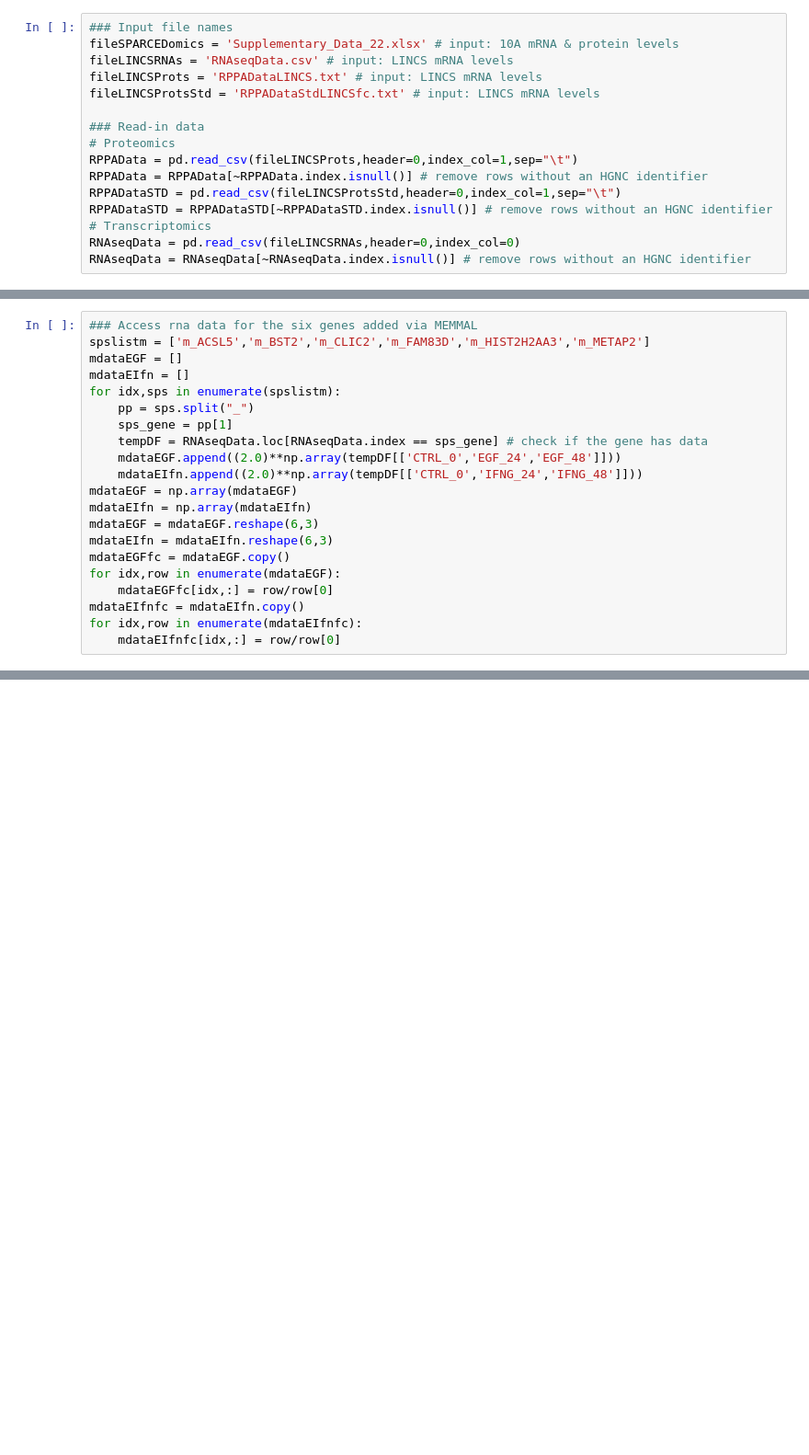
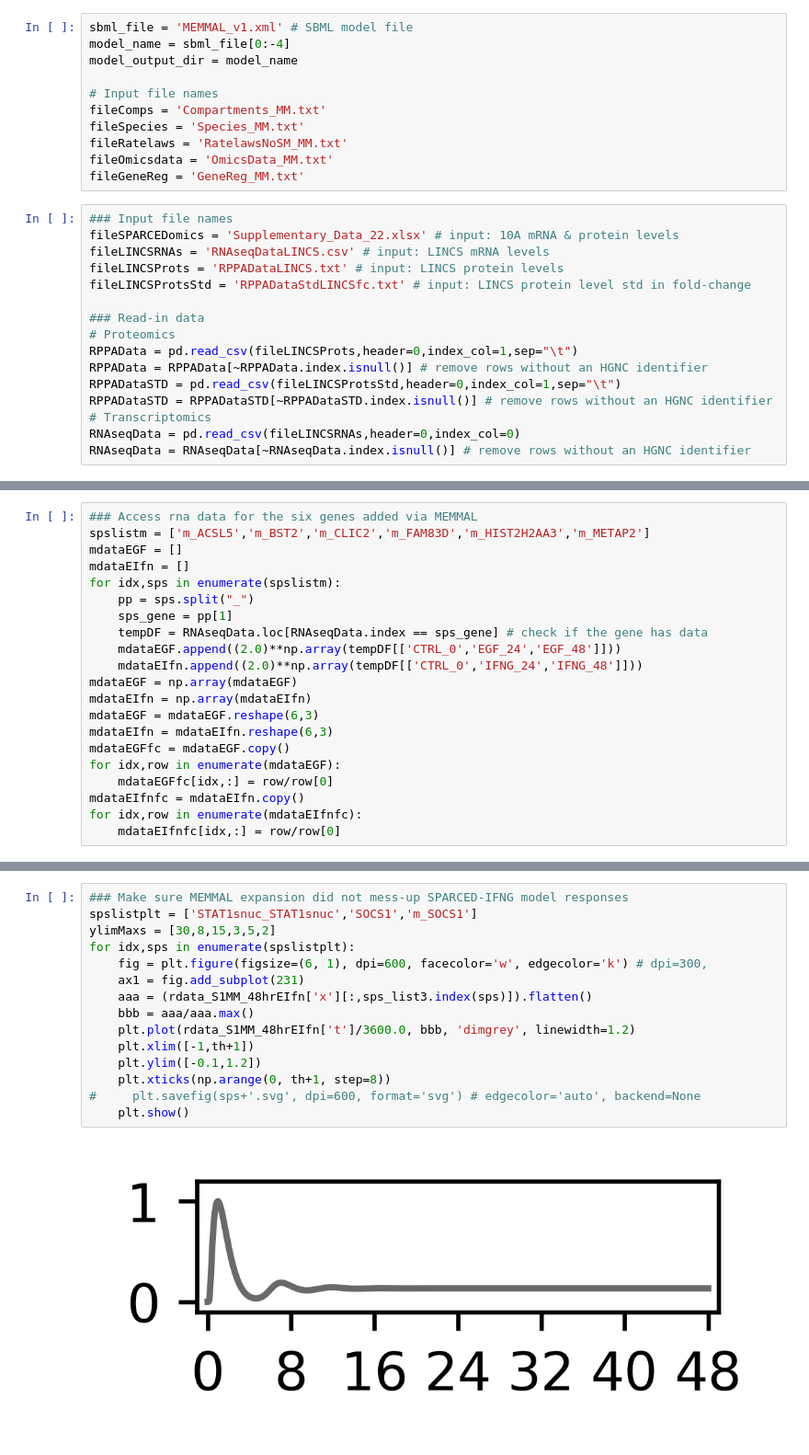
Before and after one commit to cerdem12/MEMMAL, a Jupyter notebook: jupyter_notebooks/runModel.ipynb, the cells around one changed output, grey strips where cells are left out. Shown at 92% size. Drawn from its saved outputs; the diff is of its cells as text; blank space fills up the shorter version.

```diff
--- a/jupyter_notebooks/runModel.ipynb
+++ b/jupyter_notebooks/runModel.ipynb
@@ -23,12 +23,23 @@ from modules.RunSPARCED import RunSPARCED
 
 import time
 import random
+# %%
+sbml_file = 'MEMMAL_v1.xml' # SBML model file
+model_name = sbml_file[0:-4]
+model_output_dir = model_name
+
+# Input file names
+fileComps = 'Compartments_MM.txt'
+fileSpecies = 'Species_MM.txt'
+fileRatelaws = 'RatelawsNoSM_MM.txt'
+fileOmicsdata = 'OmicsData_MM.txt'
+fileGeneReg = 'GeneReg_MM.txt'
 # %%
 ### Input file names
 fileSPARCEDomics = 'Supplementary_Data_22.xlsx' # input: 10A mRNA & protein levels
-fileLINCSRNAs = 'RNAseqData.csv' # input: LINCS mRNA levels
-fileLINCSProts = 'RPPADataLINCS.txt' # input: LINCS mRNA levels
-fileLINCSProtsStd = 'RPPADataStdLINCSfc.txt' # input: LINCS mRNA levels
+fileLINCSRNAs = 'RNAseqDataLINCS.csv' # input: LINCS mRNA levels
+fileLINCSProts = 'RPPADataLINCS.txt' # input: LINCS protein levels
+fileLINCSProtsStd = 'RPPADataStdLINCSfc.txt' # input: LINCS protein level std in fold-change
 
 ### Read-in data
 # Proteomics
@@ -121,0 +281,17 @@ for idx,sps in enumerate(spslist):
+# %%
+### Make sure MEMMAL expansion did not mess-up SPARCED-IFNG model responses
+spslistplt = ['STAT1snuc_STAT1snuc','SOCS1','m_SOCS1']
+ylimMaxs = [30,8,15,3,5,2]
+for idx,sps in enumerate(spslistplt):
+    fig = plt.figure(figsize=(6, 1), dpi=600, facecolor='w', edgecolor='k') # dpi=300,
+    ax1 = fig.add_subplot(231)
+    aaa = (rdata_S1MM_48hrEIfn['x'][:,sps_list3.index(sps)]).flatten()
+    bbb = aaa/aaa.max()
+    plt.plot(rdata_S1MM_48hrEIfn['t']/3600.0, bbb, 'dimgrey', linewidth=1.2)
+    plt.xlim([-1,th+1])
+    plt.ylim([-0.1,1.2])
+    plt.xticks(np.arange(0, th+1, step=8))
+#     plt.savefig(sps+'.svg', dpi=600, format='svg') # edgecolor='auto', backend=None
+    plt.show()
+# %% [output]
+[figure, added]
```
Also changed, not shown: parts of 18 cells of this notebook, 3 other files.
